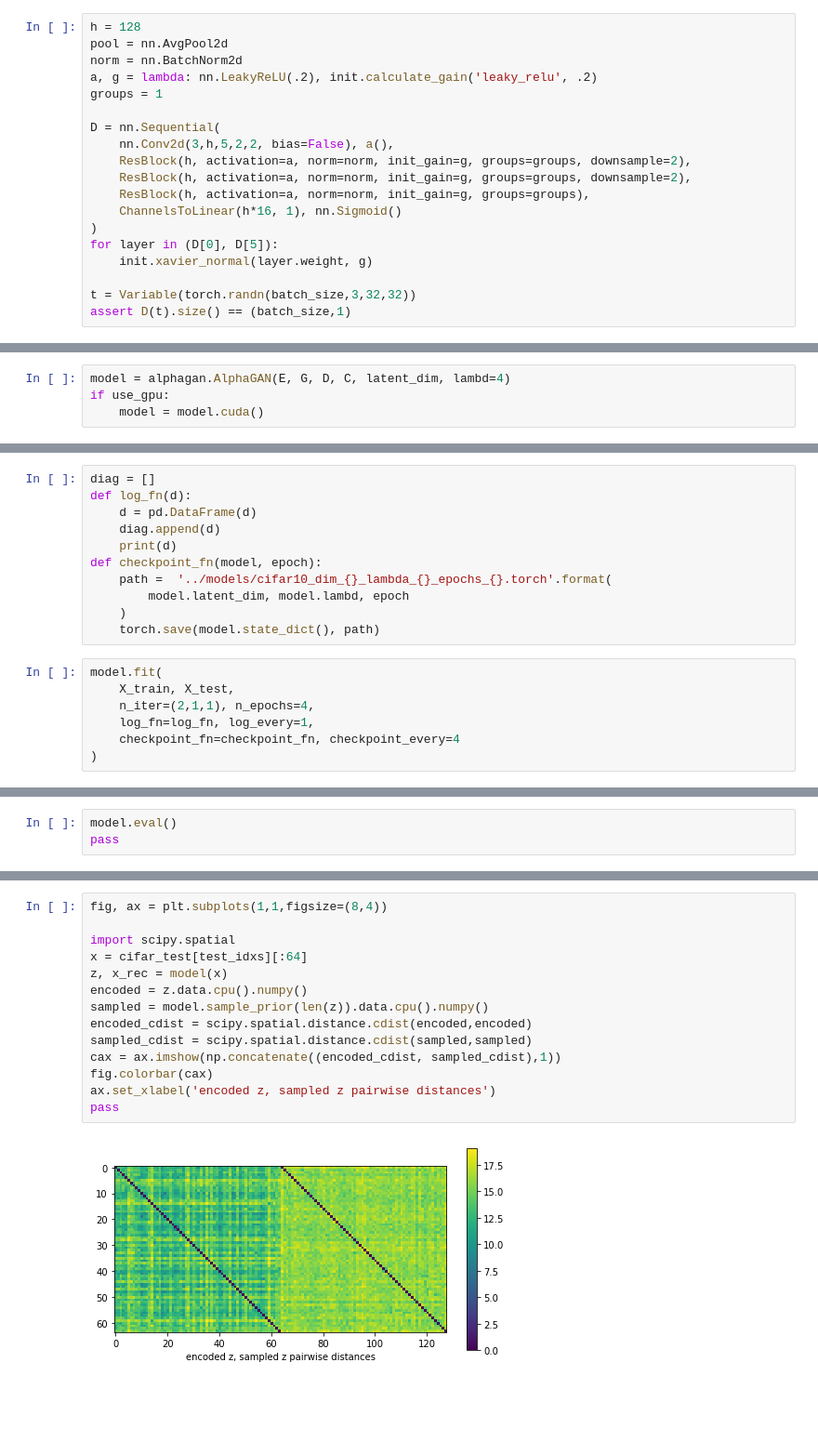
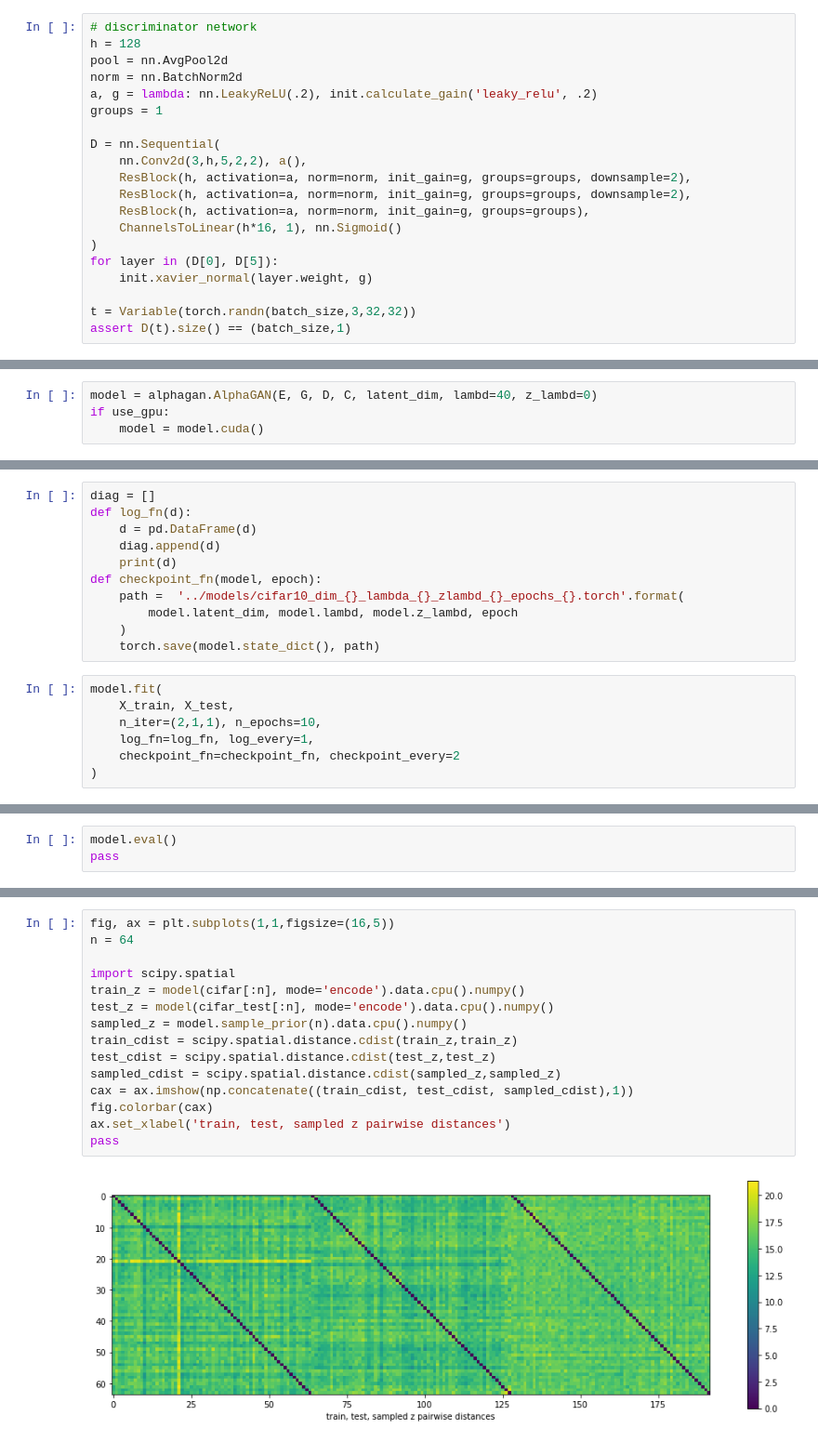
Before and after one commit to victor-shepardson/alpha-GAN, a Jupyter notebook: alphagan/examples/CIFAR.ipynb, the cells around one changed output, grey strips where cells are left out. Shown at 93% size. Cells and saved outputs as stored; diff of their text form; blank space fills up the shorter version.

```diff
--- a/alphagan/examples/CIFAR.ipynb
+++ b/alphagan/examples/CIFAR.ipynb
@@ -185,6 +179,7 @@ for layer in (G[0], G[5]):
 t = Variable(torch.randn(batch_size,latent_dim))
 assert G(t).size() == (batch_size,3,32,32)
 # %%
+# discriminator network
 h = 128
 pool = nn.AvgPool2d
 norm = nn.BatchNorm2d
@@ -192,7 +187,7 @@ a, g = lambda: nn.LeakyReLU(.2), init.calculate_gain('leaky_relu', .2)
 groups = 1
 
 D = nn.Sequential(
-    nn.Conv2d(3,h,5,2,2, bias=False), a(),
+    nn.Conv2d(3,h,5,2,2), a(),
     ResBlock(h, activation=a, norm=norm, init_gain=g, groups=groups, downsample=2),
     ResBlock(h, activation=a, norm=norm, init_gain=g, groups=groups, downsample=2),
     ResBlock(h, activation=a, norm=norm, init_gain=g, groups=groups),
@@ -220,7 +216,7 @@ for i,layer in enumerate(C):
 t = Variable(torch.randn(batch_size,latent_dim))
 assert C(t).size() == (batch_size,1)
 # %%
-model = alphagan.AlphaGAN(E, G, D, C, latent_dim, lambd=4)
+model = alphagan.AlphaGAN(E, G, D, C, latent_dim, lambd=40, z_lambd=0)
 if use_gpu:
     model = model.cuda()
 # %%
@@ -232,14 +230,14 @@ def log_fn(d):
     diag.append(d)
     print(d)
 def checkpoint_fn(model, epoch):
-    path =  '../models/cifar10_dim_{}_lambda_{}_epochs_{}.torch'.format(
-        model.latent_dim, model.lambd, epoch
+    path =  '../models/cifar10_dim_{}_lambda_{}_zlambd_{}_epochs_{}.torch'.format(
+        model.latent_dim, model.lambd, model.z_lambd, epoch
     )
     torch.save(model.state_dict(), path)
 # %%
 model.fit(
     X_train, X_test,
-    n_iter=(2,1,1), n_epochs=4,
+    n_iter=(2,1,1), n_epochs=10,
     log_fn=log_fn, log_every=1,
-    checkpoint_fn=checkpoint_fn, checkpoint_every=4
+    checkpoint_fn=checkpoint_fn, checkpoint_every=2
 )
@@ -300,16 +316,17 @@ pairwise distances give a sense of how encoded z are distributed compared to sam
 # %%
-fig, ax = plt.subplots(1,1,figsize=(8,4))
+fig, ax = plt.subplots(1,1,figsize=(16,5))
+n = 64
 
 import scipy.spatial
-x = cifar_test[test_idxs][:64]
-z, x_rec = model(x)
-encoded = z.data.cpu().numpy()
-sampled = model.sample_prior(len(z)).data.cpu().numpy()
-encoded_cdist = scipy.spatial.distance.cdist(encoded,encoded)
-sampled_cdist = scipy.spatial.distance.cdist(sampled,sampled)
-cax = ax.imshow(np.concatenate((encoded_cdist, sampled_cdist),1))
+train_z = model(cifar[:n], mode='encode').data.cpu().numpy()
+test_z = model(cifar_test[:n], mode='encode').data.cpu().numpy()
+sampled_z = model.sample_prior(n).data.cpu().numpy()
+train_cdist = scipy.spatial.distance.cdist(train_z,train_z)
+test_cdist = scipy.spatial.distance.cdist(test_z,test_z)
+sampled_cdist = scipy.spatial.distance.cdist(sampled_z,sampled_z)
+cax = ax.imshow(np.concatenate((train_cdist, test_cdist, sampled_cdist),1))
 fig.colorbar(cax)
-ax.set_xlabel('encoded z, sampled z pairwise distances')
+ax.set_xlabel('train, test, sampled z pairwise distances')
 pass
 # %% [output]
-[figure, old version]
+[figure, new version]
```
Also changed, not shown: parts of 19 cells of this notebook, 1 other file.
